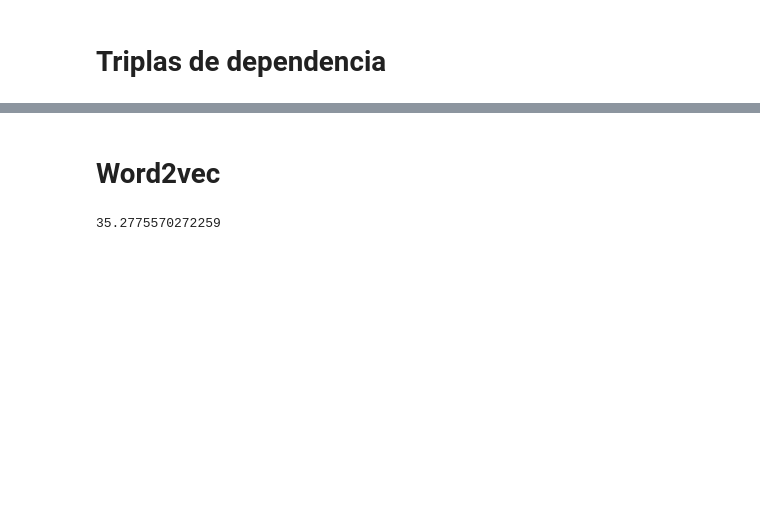
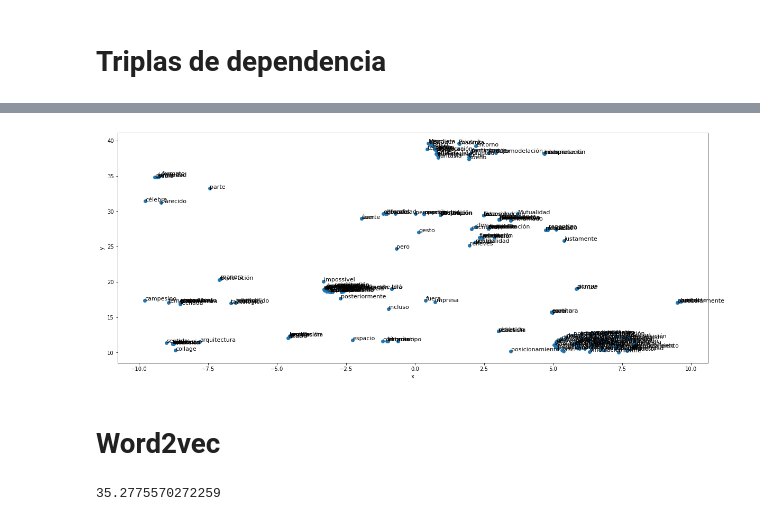
Before and after one commit to git-lu/text-mining, a Jupyter notebook: Clustering.ipynb, the cells around one changed output, grey strips where cells are left out. Saved outputs shown, nothing was run; the diff lists cells and outputs as text; code cells hidden in the pictures; blank space fills up the shorter version.

```diff
--- a/Clustering.ipynb
+++ b/Clustering.ipynb
@@ -487,6 +476,10 @@ def plot_region_cluster(x_bounds, y_bounds):
     ax = slice.plot.scatter(x='x', y='y', c='c', cmap='viridis', s=35, figsize=(10, 8))
     for i, point in slice.iterrows():
         ax.text(point.x + 0.005, point.y + 0.005, point.word, fontsize=11)
+# %%
+plot_region(x_bounds=(-10, 10), y_bounds=(10, 40))
+# %% [output]
+[figure, added]
 # %% [markdown]
 # Word2vec
 # %%
```
Also changed, not shown: parts of 50 cells of this notebook, 1 other file.
